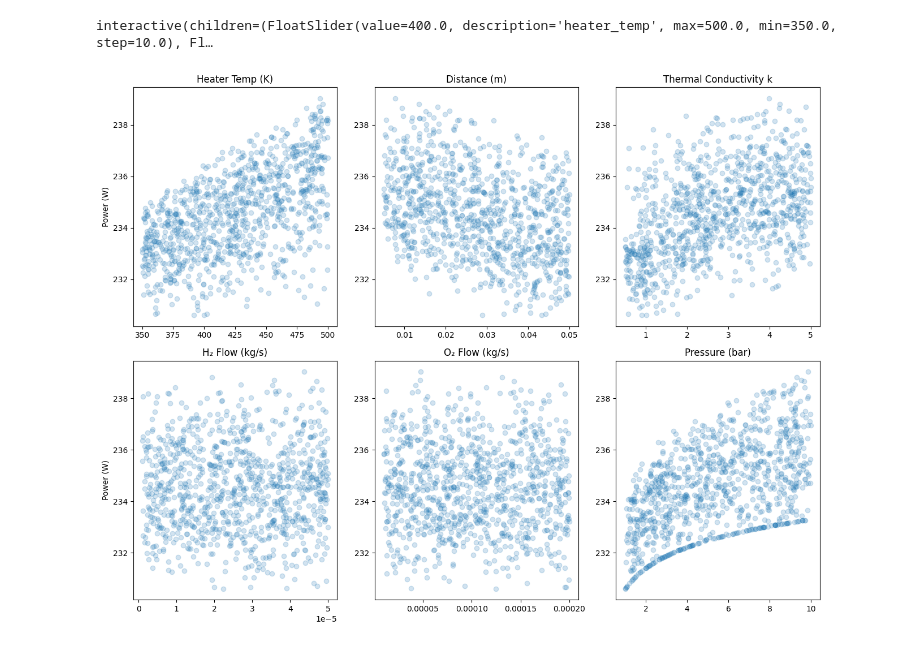
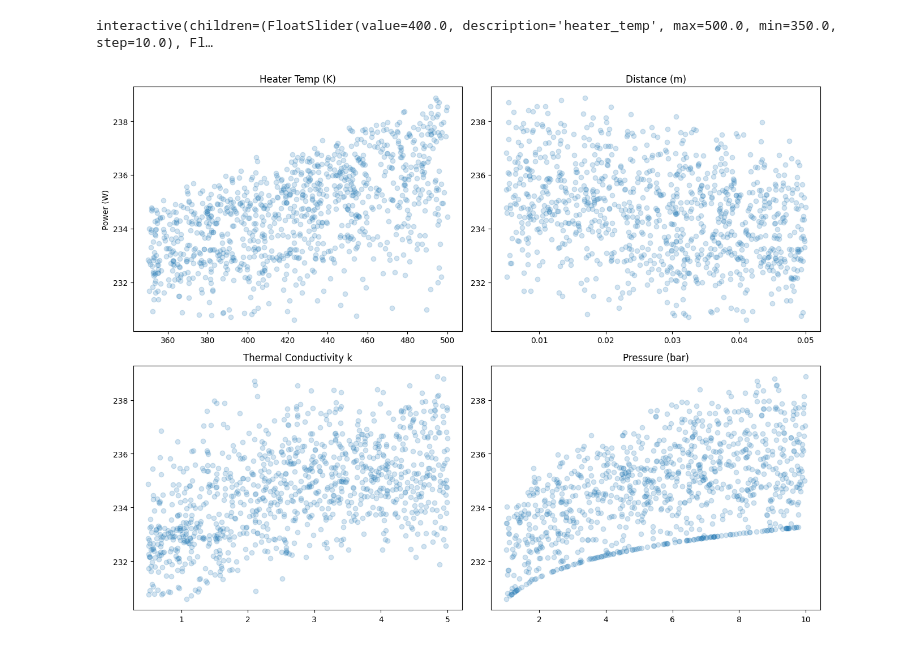
Before and after one commit to wallachma/fuelcell, a Jupyter notebook: Bad_Project_Test.ipynb, the cells around one changed output. Drawn from its saved outputs; the diff is of its cells as text; code cells hidden in the pictures.

```diff
--- a/Bad_Project_Test.ipynb
+++ b/Bad_Project_Test.ipynb
@@ -28,10 +28,10 @@ def nernst_voltage(T, P_total):
 
     return voltage
 # %%
-def current_density(T,a, thickness=2e-4, base_cond=10, T_ref=353):
+def current_density(T, thickness=2e-4, base_cond=10, T_ref=353):
     #had issues showing temp relationship with overpotential. Used simplified temp factor from Arrhenius instead
 
-    temp_factor = np.exp((T - T_ref) / a)
+    temp_factor = np.exp((T - T_ref) / 50)
 
     conductivity = base_cond * temp_factor #conductivity changing with temperature
     resistance = thickness / conductivity
@@ -66,7 +66,6 @@ def fuel_cell_outputs(
     thickness=2e-4,
     pressure=3,
     area=0.01,
-    a=50,
     hours=8000,
     overpotential=0.1
 ):
@@ -78,13 +77,17 @@ def fuel_cell_outputs(
     )
     T_mem = T_dynamic  # dynamic membrane temperature
     E_nernst = nernst_voltage(T_mem, pressure)
-    j = current_density(T_mem, a, thickness)
+    j = current_density(T_mem, thickness)
     h2_used = hydrogen_consumption(h2_flow, j, area)
-    I = j * area
-    voltage = max(E_nernst - overpotential, 0.4)
+
+    # Calculate actual current based on H2 consumed (Faraday's Law)
+    mol_H2 = h2_used / H2_M
+    I_actual = (mol_H2 * 2 * F) / 0.9  # Reverse of Faraday's law with utilization
+    I = I_actual
+
+    voltage = max(E_nernst - overpotential, 0.1)  # Lower floor to allow pressure effect
     power = I * voltage
     annual_energy = power * hours / 1000  # kWh/year
-    mol_H2 = h2_used / H2_M
     mol_H2O = mol_H2
     h2o_rate = mol_H2O * H2O_M
     annual_h2o = h2o_rate * hours * 3600
@@ -129,10 +128,9 @@ number_sims = 1000
 mc_heater_temp = np.random.uniform(350, 500, number_sims)
 mc_distance    = np.random.uniform(0.005, 0.05, number_sims)
 mc_k           = np.random.uniform(0.5, 5, number_sims)
-mc_h2_flow     = np.random.uniform(0.1e-5, 5e-5, number_sims)
+mc_h2_flow     = np.random.uniform(3e-6, 9e-6, number_sims)  # Much lower range - fuel limited
 mc_o2_flow     = np.random.uniform(1e-5, 20e-5, number_sims)
 mc_pressure    = np.random.uniform(1, 10, number_sims)
-mc_a           = np.random.uniform(10, 100, number_sims)
 
 P_out = np.zeros(number_sims)
 
@@ -143,39 +141,40 @@ for i in range(number_sims):
         k=mc_k[i],
         h2_flow=mc_h2_flow[i],
         o2_flow=mc_o2_flow[i],
-        a=mc_a[i],
+        pressure=mc_pressure[i],
     )
     P_out[i] = power
 # %%
 plt.figure(figsize=(13,10))
 
-plt.subplot(231)
+plt.subplot(221)
 plt.scatter(mc_heater_temp, P_out, alpha=0.2)
 plt.title("Heater Temp (K)")
 plt.ylabel("Power (W)")
 
-plt.subplot(232)
+plt.subplot(222)
 plt.scatter(mc_distance, P_out, alpha=0.2)
 plt.title("Distance (m)")
 
-plt.subplot(233)
+
+plt.subplot(223)
 plt.scatter(mc_k, P_out, alpha=0.2)
 plt.title("Thermal Conductivity k")
 
 plt.subplot(234)
 plt.scatter(mc_h2_flow, P_out, alpha=0.2)
 plt.title("H₂ Flow (kg/s)")
 plt.ylabel("Power (W)")
 
 plt.subplot(235)
 plt.scatter(mc_o2_flow, P_out, alpha=0.2)
 plt.title("O₂ Flow (kg/s)")
 
-plt.subplot(236)
+plt.subplot(224)
 plt.scatter(mc_pressure, P_out, alpha=0.2)
 plt.title("Pressure (bar)")
 
 plt.tight_layout()
 plt.show()
 # %% [output]
-[figure, old version]
+[figure, new version]
```
Also changed, not shown: parts of 1 cell of this notebook.
